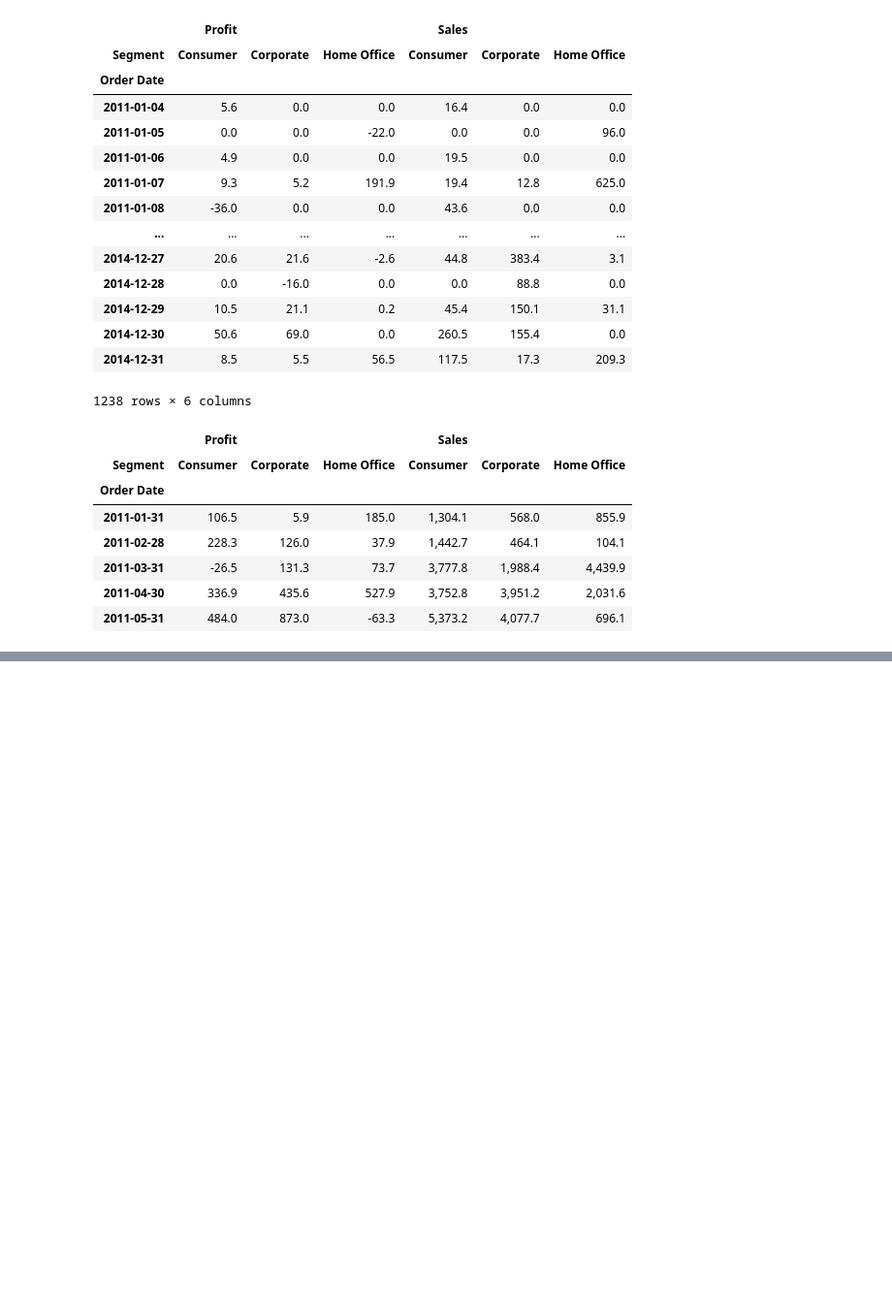
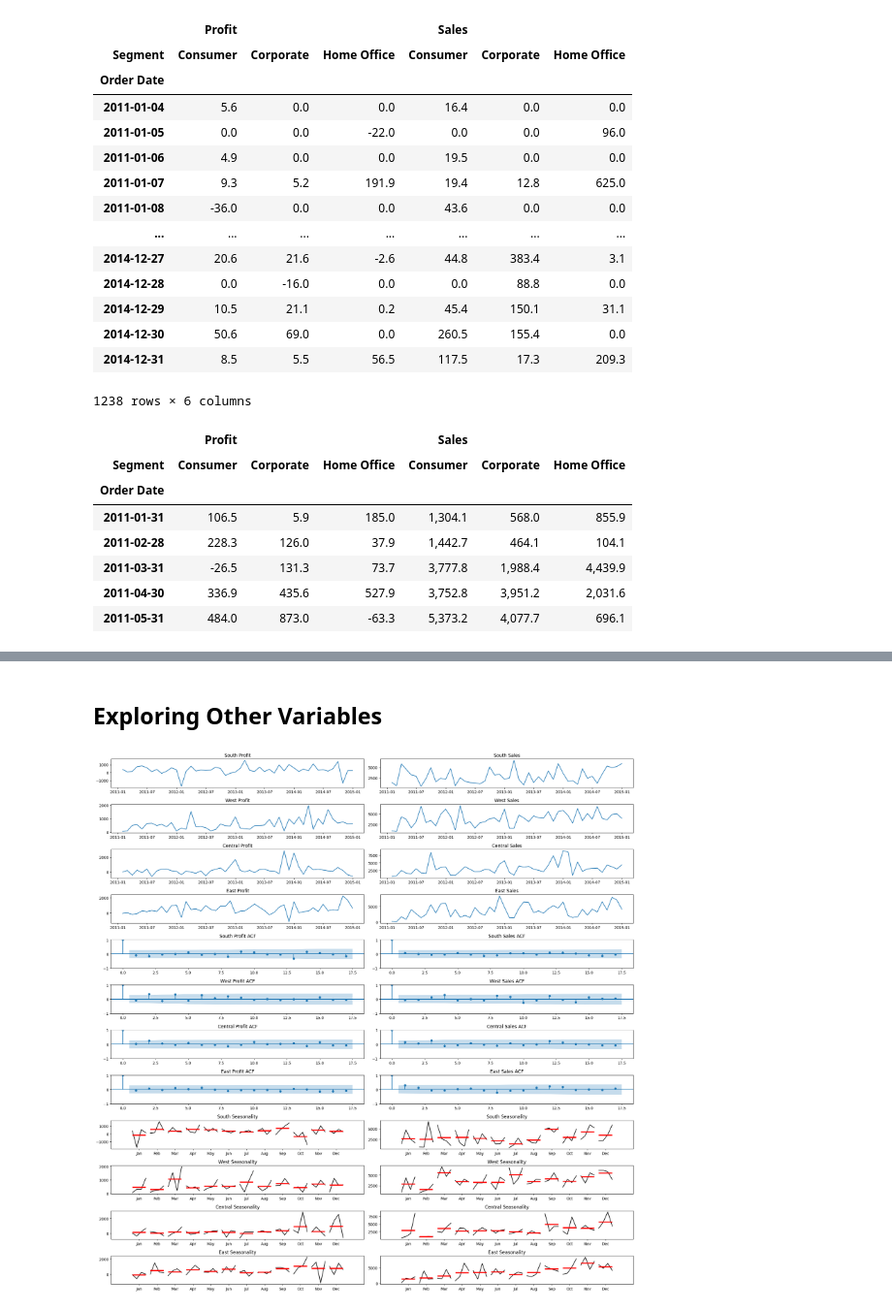
Before and after one commit to julianencisoizquierdo/Python_Time_Series, a Jupyter notebook: Time_Series_I.ipynb, the cells around one changed output, grey strips where cells are left out. Shown at 97% size. Saved outputs shown, nothing was run; the diff lists cells and outputs as text; code cells hidden in the pictures; blank space fills up the shorter version.

```diff
--- a/Time_Series_I.ipynb
+++ b/Time_Series_I.ipynb
@@ -594,0 +549,33 @@ prof_month.head()
+# %% [markdown]
+## **Exploring Other Variables**
+# %%
+cat_var = 'Region'
+date_var = 'Order Date'
+money_vars = ['Profit', 'Sales']
+
+def monthly_eda(cat_var=cat_var,
+                date_var=date_var,
+                money_vars=money_vars):
+    new_vars = [cat_var, date_var] + money_vars
+    cats = list(df[cat_var].unique())
+    num_cats = len(cats)
+    new_base = df[new_vars].set_index(date_var)
+    prof_pivot = new_base.pivot_table(columns=cat_var,index = date_var)
+    prof_month = prof_pivot.resample('M').sum()
+    prof_month.head()
+
+    fig,axes = plt.subplots(num_cats*3, 2, figsize=(20, 5*num_cats),)
+    for i, cat in enumerate(cats):
+        for j,money in enumerate(money_vars):
+            axes[i,j].plot(prof_month[money,cat])
+            axes[i,j].title.set_text(cat+" "+money)
+            fig = plot_acf(prof_month[money,cat], ax = axes[i+num_cats,j],title = cat+" "+money+" ACF")
+            fig = month_plot(prof_month[money,cat], ax = axes[i+num_cats*2,j])
+            axes[i+num_cats*2,j].title.set_text(cat + "Seasonality")
+
+    fig.tight_layout()
+    plt.show()
+# %%
+monthly_eda(cat_var = 'Region')
+# %% [output]
+[figure, added]
```
Also changed, not shown: parts of 32 cells of this notebook.
